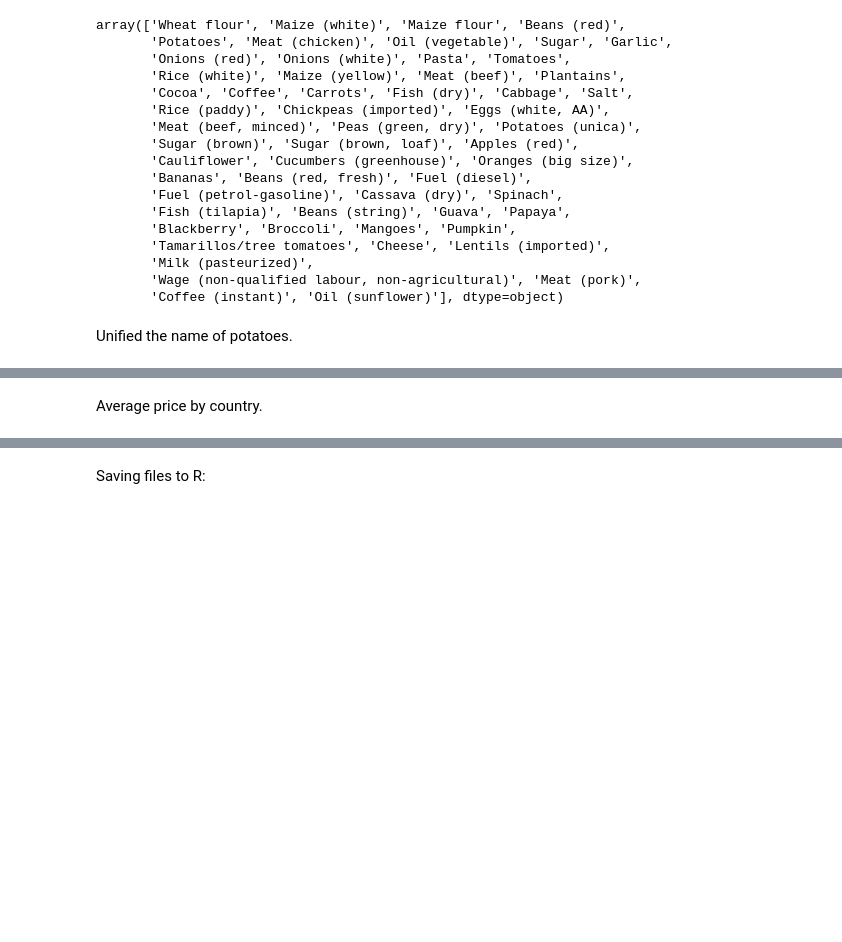
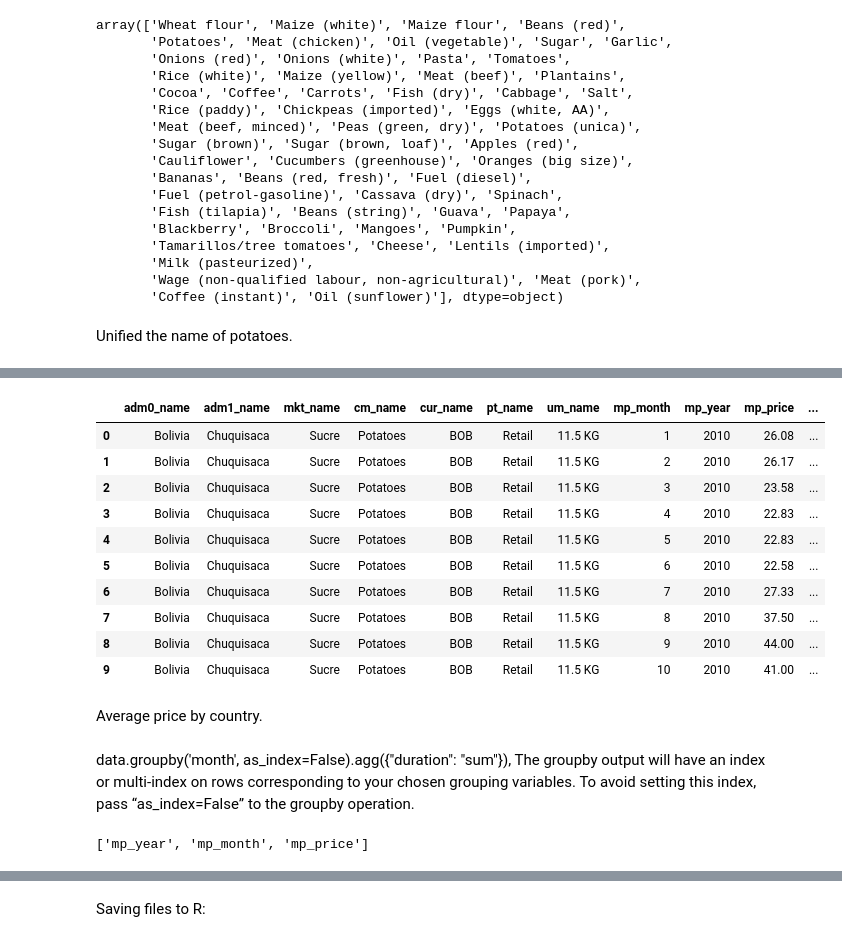
Before and after one commit to vzakhozhyi/599-A-Final-Project, a Jupyter notebook: Test-Haotian Bu Copy.ipynb, the cells around one changed output, grey strips where cells are left out. Saved outputs shown, nothing was run; the diff lists cells and outputs as text; code cells hidden in the pictures; blank space fills up the shorter version.

```diff
--- a/Test-Haotian Bu Copy.ipynb
+++ b/Test-Haotian Bu Copy.ipynb
@@ -113,2 +136,16 @@ Unified the name of potatoes.
+# %%
+Price.head(10)
+# %% [output]
+|  | adm0_name | adm1_name | mkt_name | cm_name | cur_name | pt_name | um_name | mp_month | mp_year | mp_price | ... |
+| 0 | Bolivia | Chuquisaca | Sucre | Potatoes | BOB | Retail | 11.5 KG | 1 | 2010 | 26.08 | ... |
+| 1 | Bolivia | Chuquisaca | Sucre | Potatoes | BOB | Retail | 11.5 KG | 2 | 2010 | 26.17 | ... |
+| 2 | Bolivia | Chuquisaca | Sucre | Potatoes | BOB | Retail | 11.5 KG | 3 | 2010 | 23.58 | ... |
+| 3 | Bolivia | Chuquisaca | Sucre | Potatoes | BOB | Retail | 11.5 KG | 4 | 2010 | 22.83 | ... |
+| 4 | Bolivia | Chuquisaca | Sucre | Potatoes | BOB | Retail | 11.5 KG | 5 | 2010 | 22.83 | ... |
+| 5 | Bolivia | Chuquisaca | Sucre | Potatoes | BOB | Retail | 11.5 KG | 6 | 2010 | 22.58 | ... |
+| 6 | Bolivia | Chuquisaca | Sucre | Potatoes | BOB | Retail | 11.5 KG | 7 | 2010 | 27.33 | ... |
+| 7 | Bolivia | Chuquisaca | Sucre | Potatoes | BOB | Retail | 11.5 KG | 8 | 2010 | 37.50 | ... |
+| 8 | Bolivia | Chuquisaca | Sucre | Potatoes | BOB | Retail | 11.5 KG | 9 | 2010 | 44.00 | ... |
+| 9 | Bolivia | Chuquisaca | Sucre | Potatoes | BOB | Retail | 11.5 KG | 10 | 2010 | 41.00 | ... |
 # %% [markdown]
 Average price by country.
@@ -114,0 +154,6 @@ Average price by country.
+# %% [markdown]
+data.groupby('month', as_index=False).agg({"duration": "sum"}), The groupby output will have an index or multi-index on rows corresponding to your chosen grouping variables. To avoid setting this index, pass “as_index=False” to the groupby operation.
+# %%
+list(PriceData)
+# %% [output]
+['mp_year', 'mp_month', 'mp_price']
```
Also changed, not shown: parts of 6 cells of this notebook, 1 other file.
